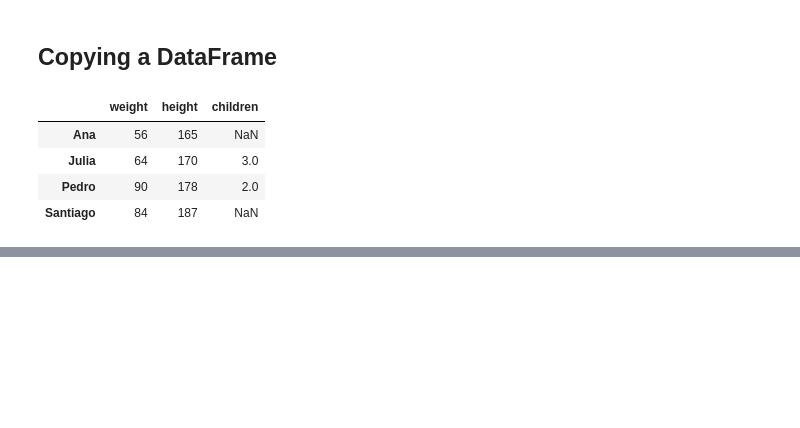
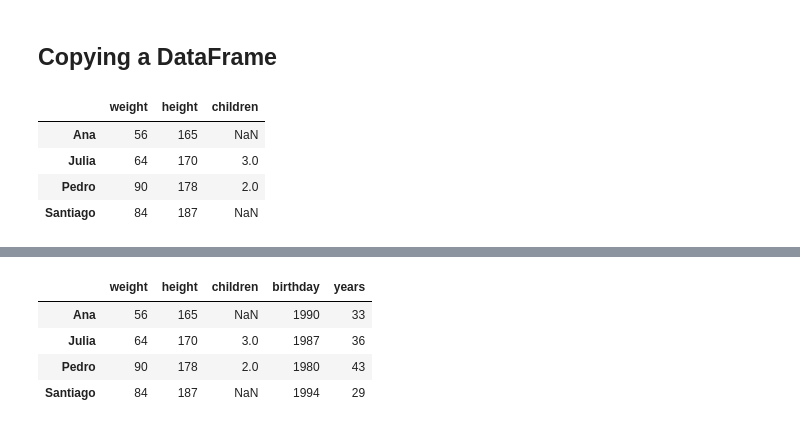
Before and after one commit to JonatanBadillo/Deep-Learning-and-AI, a Jupyter notebook: Introduction to Pandas/Introduction to Pandas.ipynb, the cells around one changed output, grey strips where cells are left out. Saved outputs shown, nothing was run; the diff lists cells and outputs as text; code cells hidden in the pictures; blank space fills up the shorter version.

```diff
--- a/Introduction to Pandas/Introduction to Pandas.ipynb
+++ b/Introduction to Pandas/Introduction to Pandas.ipynb
@@ -239,0 +300,10 @@ df_copy = df.copy()
+# %%
+# Adding a new calculated column in the DataFrame
+df["years"] = 2023 - df["birthday"]
+df
+# %% [output]
+|  | weight | height | children | birthday | years |
+| Ana | 56 | 165 | NaN | 1990 | 33 |
+| Julia | 64 | 170 | 3.0 | 1987 | 36 |
+| Pedro | 90 | 178 | 2.0 | 1980 | 43 |
+| Santiago | 84 | 187 | NaN | 1994 | 29 |
```
Also changed, not shown: parts of 15 cells of this notebook.
